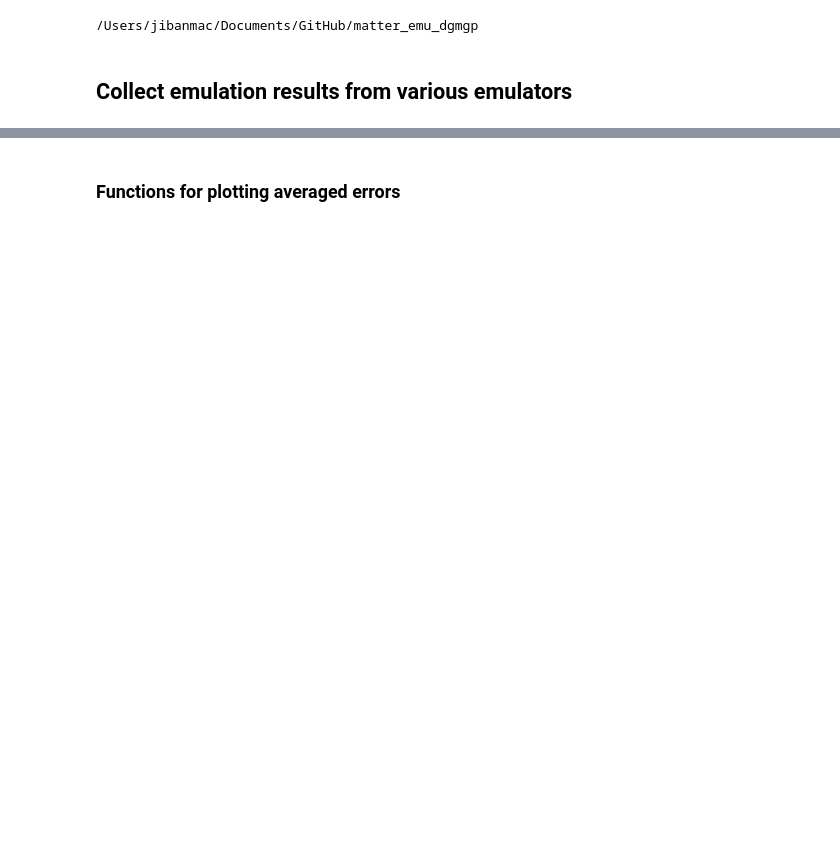
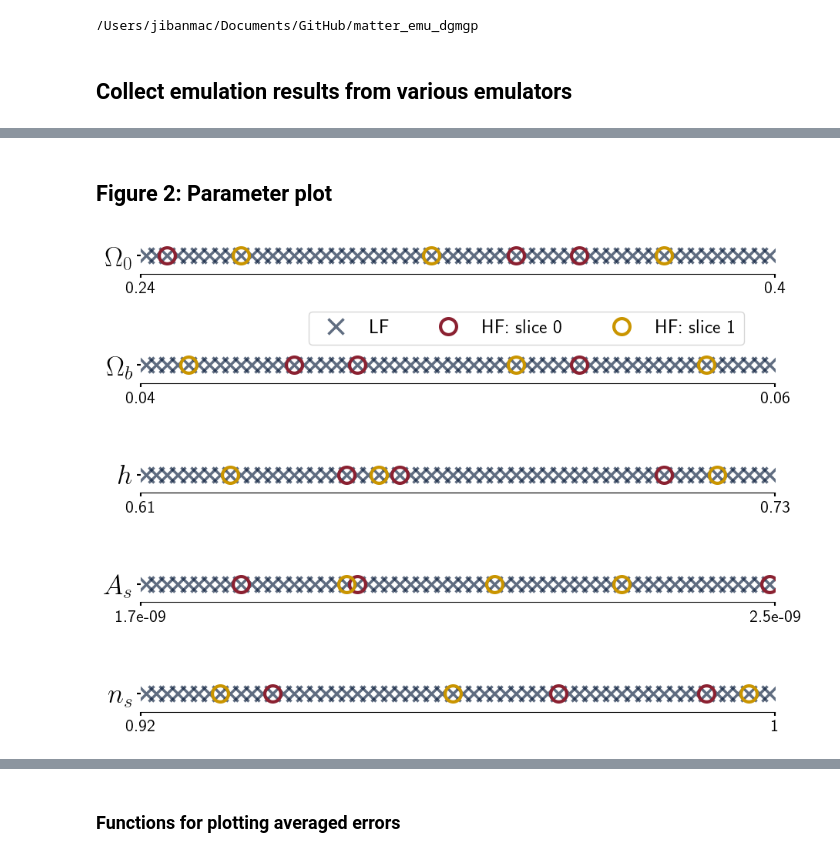
Before and after one commit to jibanCat/matter_emu_mfbox, a Jupyter notebook: notebooks/MF_figures-Copy1.ipynb, the cells around one changed output, grey strips where cells are left out. Saved outputs shown, nothing was run; the diff lists cells and outputs as text; code cells hidden in the pictures; blank space fills up the shorter version.

```diff
--- a/notebooks/MF_figures-Copy1.ipynb
+++ b/notebooks/MF_figures-Copy1.ipynb
@@ -84,0 +238,2 @@ vloaders.dgmgp_H3_slice19.relative_errors.shape
+# %% [markdown]
+## Figure 2: Parameter plot
@@ -84,0 +299,10 @@ vloaders.dgmgp_H3_slice19.relative_errors.shape
+# %%
+# current emulator setup
+fig = plot_samples("data/dmo_60_res128box256/cc_emulator_powerspecs.hdf5", "data/dmo_24_res512box256/cc_emulator_powerspecs.hdf5")
+fig.savefig(
+    os.path.join(imgdir, "LHS_samples.pdf"),
+    bbox_inches='tight', pad_inches=0.075
+)
+plt.show()
+# %% [output]
+[figure, added]
```
Also changed, not shown: parts of 71 cells of this notebook.
